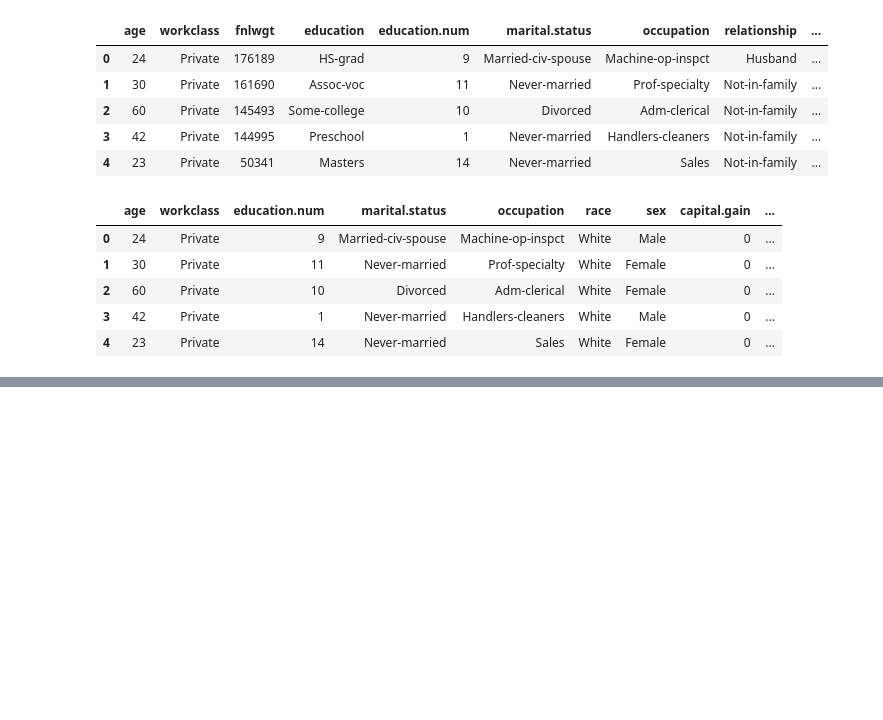
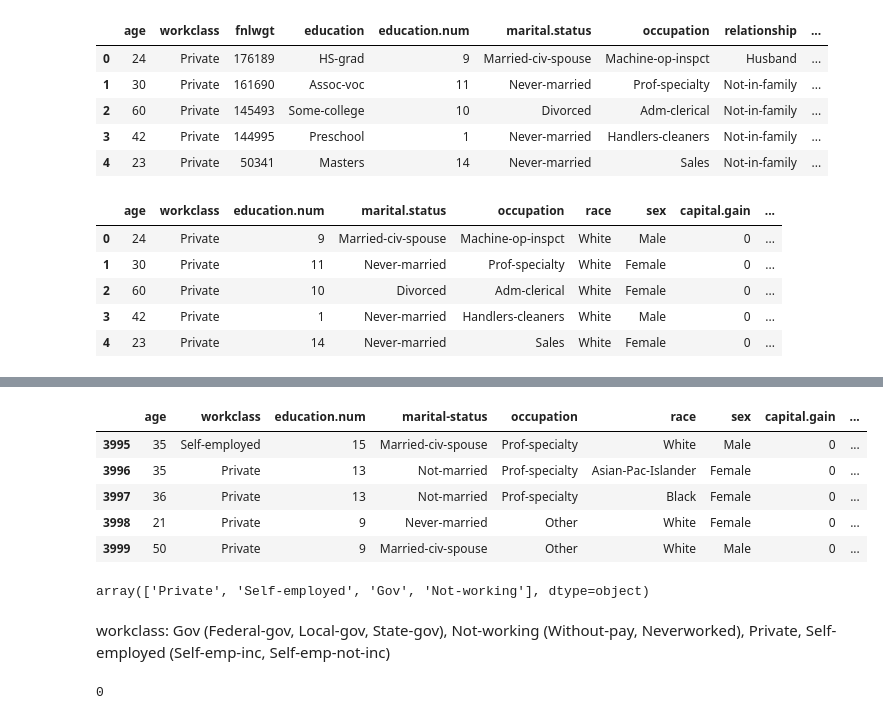
Before and after one commit to invegat/Project2, a Jupyter notebook: adult.ipynb, the cells around one changed output, grey strips where cells are left out. Cells and saved outputs as stored; diff of their text form; code cells hidden in the pictures; blank space fills up the shorter version.

```diff
--- a/adult.ipynb
+++ b/adult.ipynb
@@ -75,0 +83,9 @@ df.tail()
+# %%
+df.tail()
+# %% [output]
+|  | age | workclass | education.num | marital-status | occupation | race | sex | capital.gain | ... |
+| 3995 | 35 | Self-employed | 15 | Married-civ-spouse | Prof-specialty | White | Male | 0 | ... |
+| 3996 | 35 | Private | 13 | Not-married | Prof-specialty | Asian-Pac-Islander | Female | 0 | ... |
+| 3997 | 36 | Private | 13 | Not-married | Prof-specialty | Black | Female | 0 | ... |
+| 3998 | 21 | Private | 9 | Never-married | Other | White | Female | 0 | ... |
+| 3999 | 50 | Private | 9 | Married-civ-spouse | Other | White | Male | 0 | ... |
@@ -75,0 +94,10 @@ df.tail()
+# %%
+df.workclass.unique()
+# %% [output]
+array(['Private', 'Self-employed', 'Gov', 'Not-working'], dtype=object)
+# %% [markdown]
+workclass: Gov (Federal-gov, Local-gov, State-gov), Not-working (Without-pay, Neverworked), Private, Self-employed (Self-emp-inc, Self-emp-not-inc)
+# %%
+df.workclass.loc[df.workclass == '?'].count()
+# %% [output]
+0
```
Also changed, not shown: parts of 15 cells of this notebook, 2 other files.
